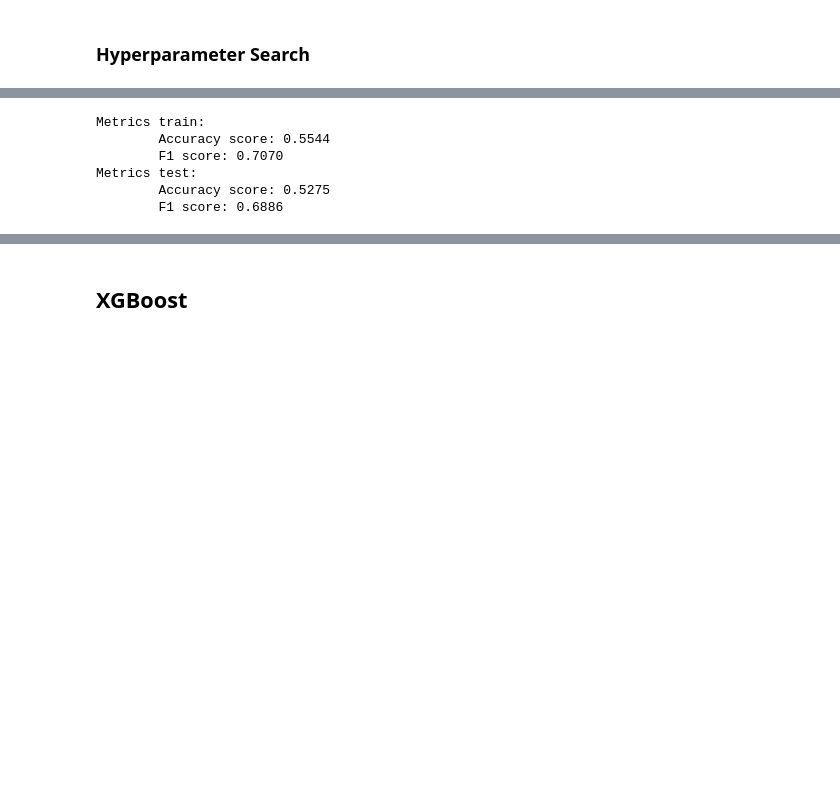
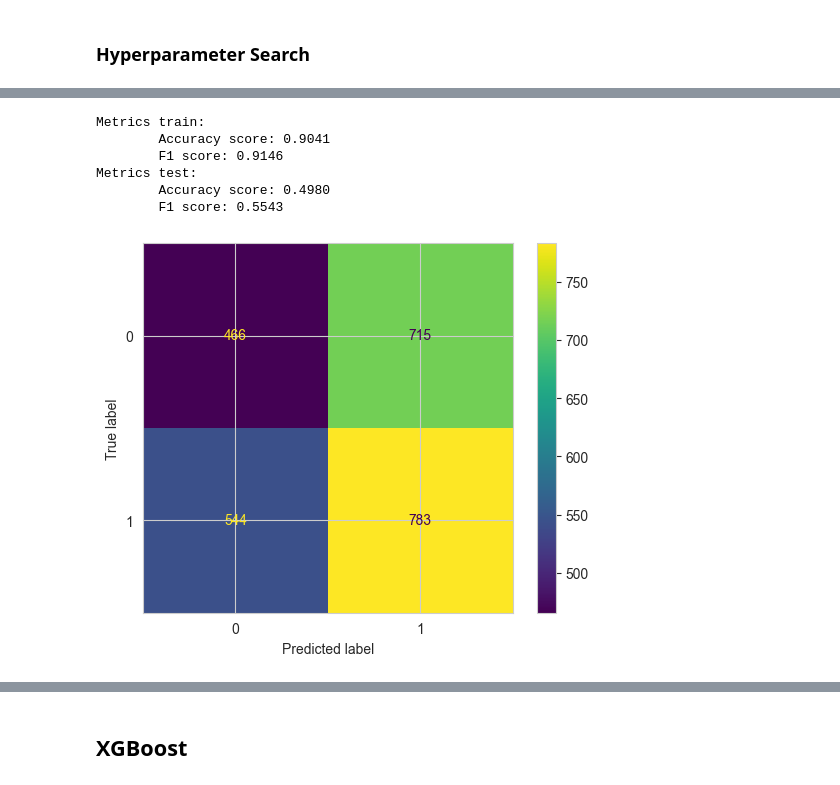
Before and after one commit to FlexiblePlanInvestmentsLtd/UniversityofChicago, a Jupyter notebook: analysis/classifier_model.ipynb, the cells around one changed output, grey strips where cells are left out. Cells and saved outputs as stored; diff of their text form; code cells hidden in the pictures; blank space fills up the shorter version.

```diff
--- a/analysis/classifier_model.ipynb
+++ b/analysis/classifier_model.ipynb
@@ -334,17 +371,24 @@ Metrics test:
 # %%
 # Model tuned for F1-Score
-random_forest_f1_model = RandomForestClassifier(**f1_grid_search.best_params_).fit(X_train,y_train)
+random_forest_f1_model = RandomForestClassifier(**f1_grid_search.best_params_, class_weight="balanced_subsample", n_jobs=-1).fit(X_train,y_train)
 print(f"Metrics train:\n\tAccuracy score: {accuracy_score(y_train, random_forest_f1_model.predict(X_train)):.4f}\
       \n\tF1 score: {f1_score(y_train, random_forest_f1_model.predict(X_train)):.4f}\
       \nMetrics test:\n\tAccuracy score: {accuracy_score(y_val, random_forest_f1_model.predict(X_val)):.4f}\
       \n\tF1 score: {f1_score(y_val, random_forest_f1_model.predict(X_val)):.4f}")
+
+cm = confusion_matrix(y_val, random_forest_f1_model.predict(X_val),)
+disp = ConfusionMatrixDisplay(confusion_matrix=cm,)
+disp.plot()
+
+plt.show()
 # %% [output]
 Metrics train:
-        Accuracy score: 0.5544
-        F1 score: 0.7070
+        Accuracy score: 0.9041
+        F1 score: 0.9146
 Metrics test:
-        Accuracy score: 0.5275
-        F1 score: 0.6886
+        Accuracy score: 0.4980
+        F1 score: 0.5543
+[figure, added]
 # %%
 rf_features = list(zip(features, random_forest_model.feature_importances_))
 sorted(rf_features, key=lambda x: x[1], reverse=True)
```
Also changed, not shown: parts of 18 cells of this notebook, 2 other files.
